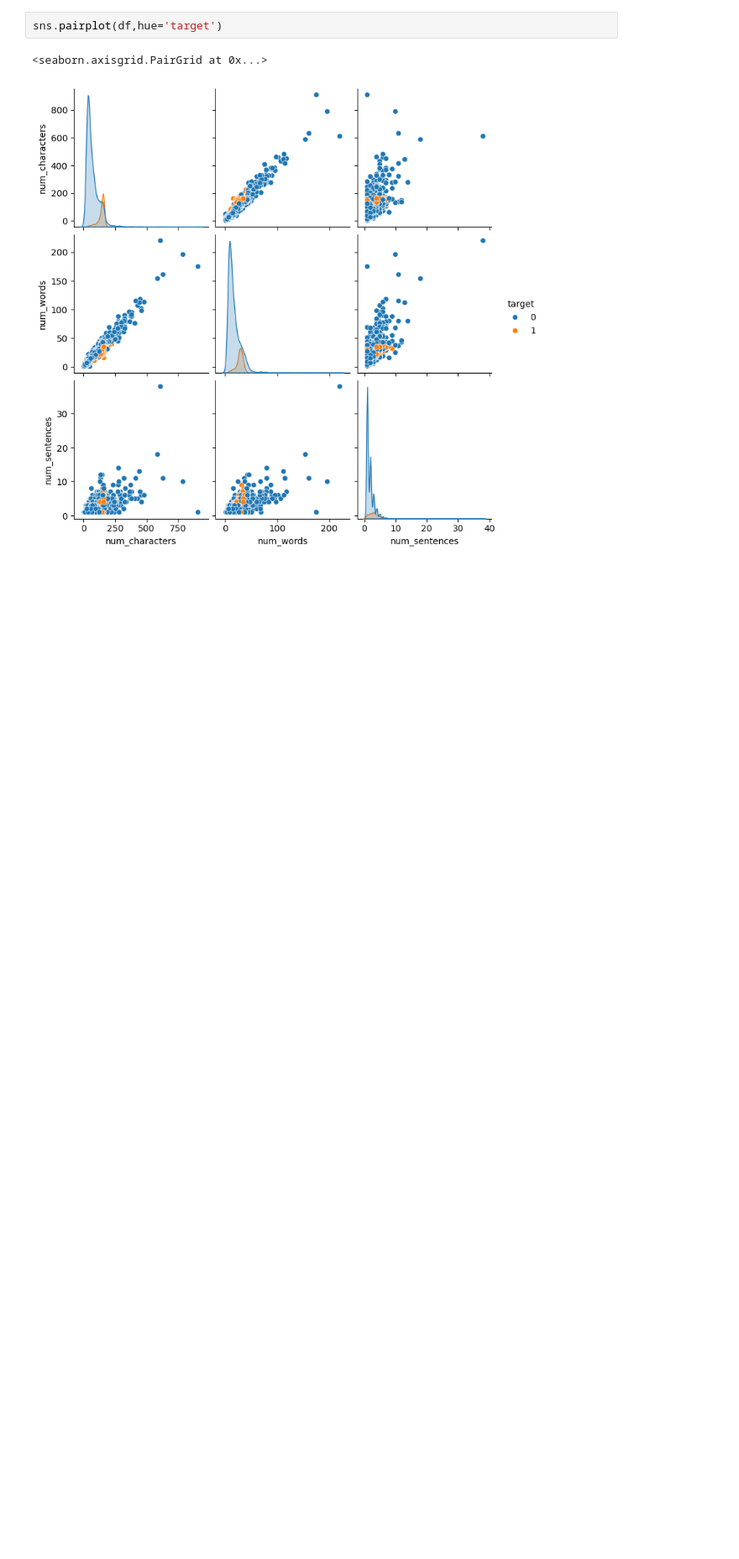
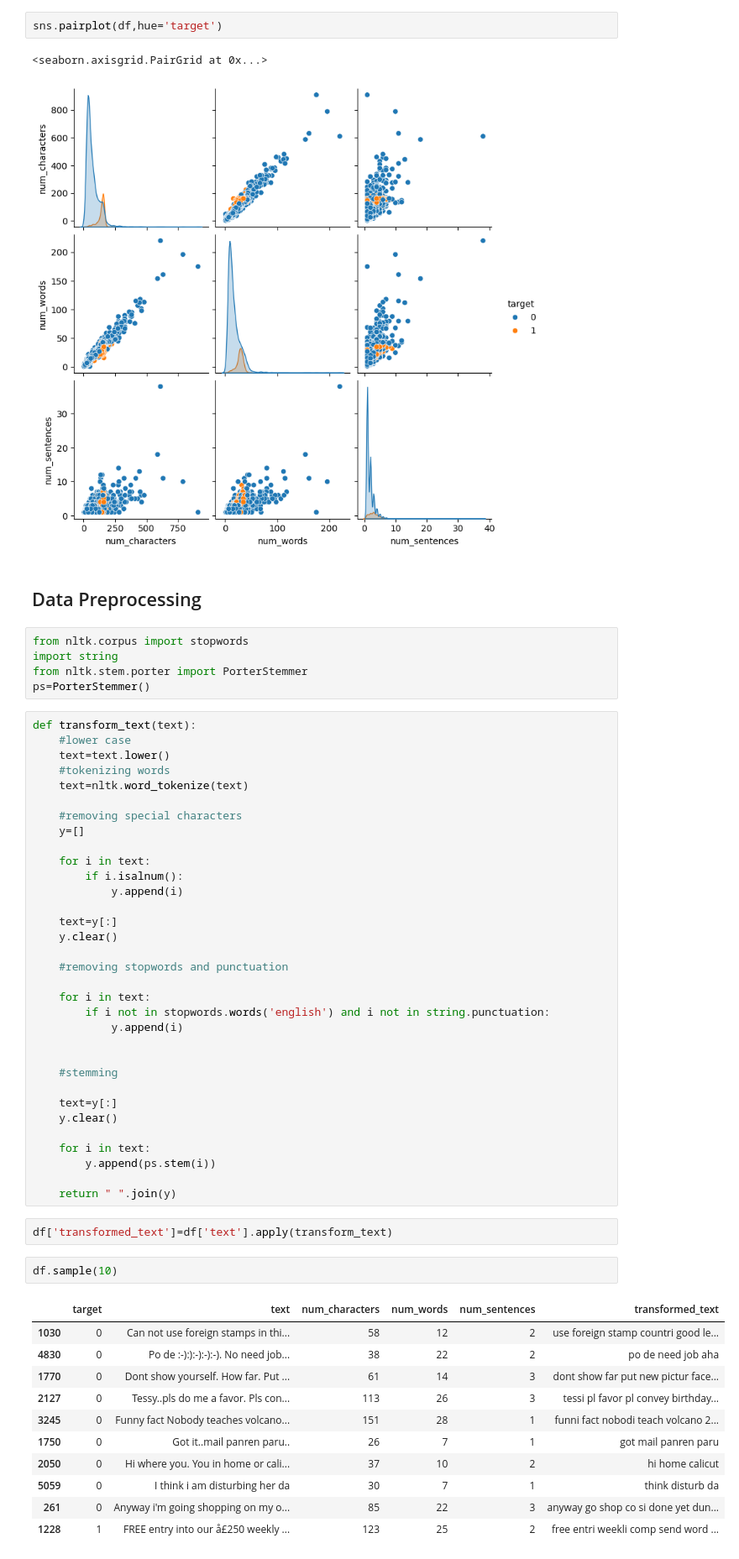
Before and after one commit to vaissss-sh/Spam-email-classifier-ML-Model, a Jupyter notebook: spam-detection.ipynb, the cells around one changed output. Shown at 84% size. Drawn from its saved outputs; the diff is of its cells as text; blank space fills up the shorter version.

```diff
--- a/spam-detection.ipynb
+++ b/spam-detection.ipynb
@@ -257,3 +257,59 @@ sns.pairplot(df,hue='target')
 # %% [output]
 <seaborn.axisgrid.PairGrid at 0x...>
 [figure]
+# %% [markdown]
+## Data Preprocessing
+# %%
+from nltk.corpus import stopwords
+import string
+from nltk.stem.porter import PorterStemmer
+ps=PorterStemmer()
+# %%
+def transform_text(text):
+    #lower case
+    text=text.lower()
+    #tokenizing words
+    text=nltk.word_tokenize(text)
+
+    #removing special characters
+    y=[]
+
+    for i in text:
+        if i.isalnum():
+            y.append(i)
+
+    text=y[:]
+    y.clear()
+
+    #removing stopwords and punctuation
+
+    for i in text:
+        if i not in stopwords.words('english') and i not in string.punctuation:
+            y.append(i)
+
+
+    #stemming
+
+    text=y[:]
+    y.clear()
+
+    for i in text:
+        y.append(ps.stem(i))
+
+    return " ".join(y)
+# %%
+df['transformed_text']=df['text'].apply(transform_text)
+# %%
+df.sample(10)
+# %% [output]
+|  | target | text | num_characters | num_words | num_sentences | transformed_text |
+| 1030 | 0 | Can not use foreign stamps in thi... | 58 | 12 | 2 | use foreign stamp countri good le... |
+| 4830 | 0 | Po de :-):):-):-):-). No need job... | 38 | 22 | 2 | po de need job aha |
+| 1770 | 0 | Dont show yourself. How far. Put ... | 61 | 14 | 3 | dont show far put new pictur face... |
+| 2127 | 0 | Tessy..pls do me a favor. Pls con... | 113 | 26 | 3 | tessi pl favor pl convey birthday... |
+| 3245 | 0 | Funny fact Nobody teaches volcano... | 151 | 28 | 1 | funni fact nobodi teach volcano 2... |
+| 1750 | 0 | Got it..mail panren paru.. | 26 | 7 | 1 | got mail panren paru |
+| 2050 | 0 | Hi where you. You in home or cali... | 37 | 10 | 2 | hi home calicut |
+| 5059 | 0 | I think i am disturbing her da | 30 | 7 | 1 | think disturb da |
+| 261 | 0 | Anyway i'm going shopping on my o... | 85 | 22 | 3 | anyway go shop co si done yet dun... |
+| 1228 | 1 | FREE entry into our å£250 weekly ... | 123 | 25 | 2 | free entri weekli comp send word ... |
```
Also changed, not shown: parts of 6 cells of this notebook.
